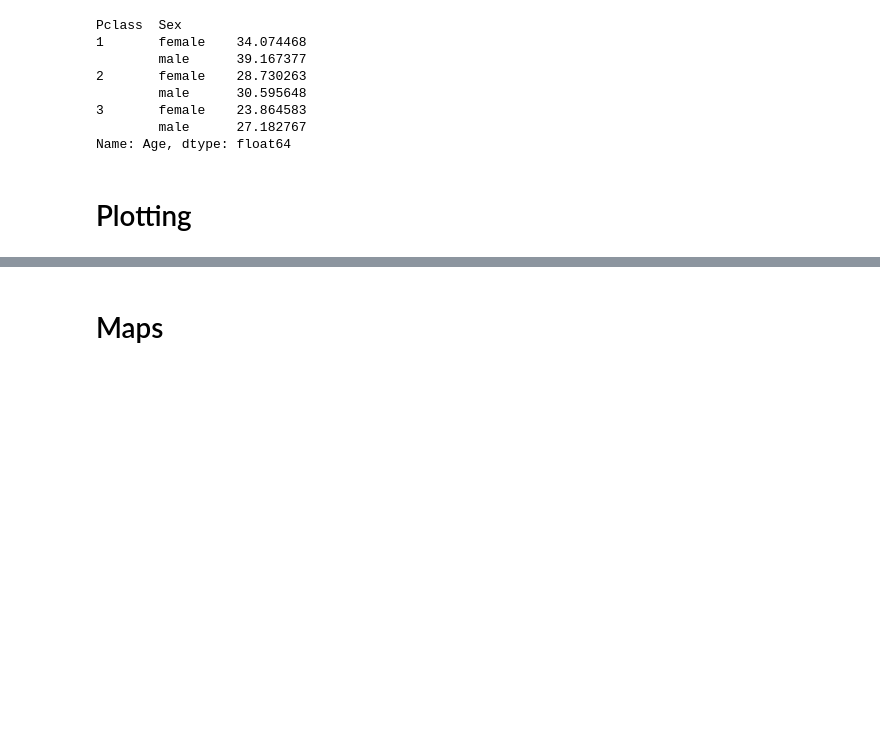
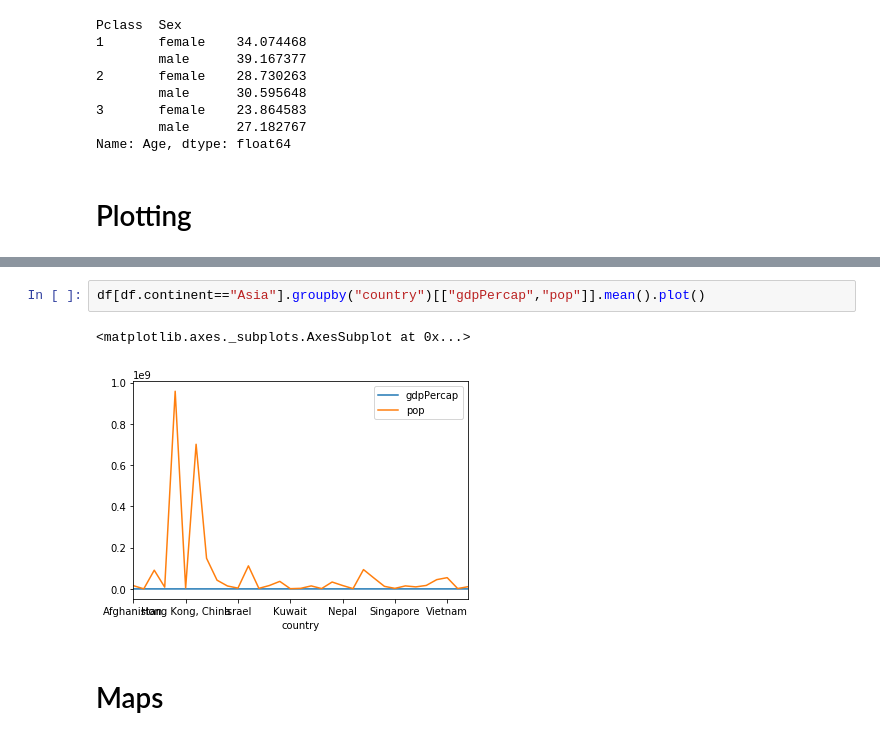
Before and after one commit to BharathC15/NielitChennai, a Jupyter notebook: python/pyBasic.ipynb, the cells around one changed output, grey strips where cells are left out. Saved outputs shown, nothing was run; the diff lists cells and outputs as text; blank space fills up the shorter version.

```diff
--- a/python/pyBasic.ipynb
+++ b/python/pyBasic.ipynb
@@ -680,3 +780,8 @@ Name: Age, dtype: float64
+# %%
+df[df.continent=="Asia"].groupby("country")[["gdpPercap","pop"]].mean().plot()
+# %% [output]
+<matplotlib.axes._subplots.AxesSubplot at 0x...>
+[figure, added]
 # %% [markdown]
 # Maps
 # %%
```
Also changed, not shown: parts of 8 cells of this notebook, 1 other file.
